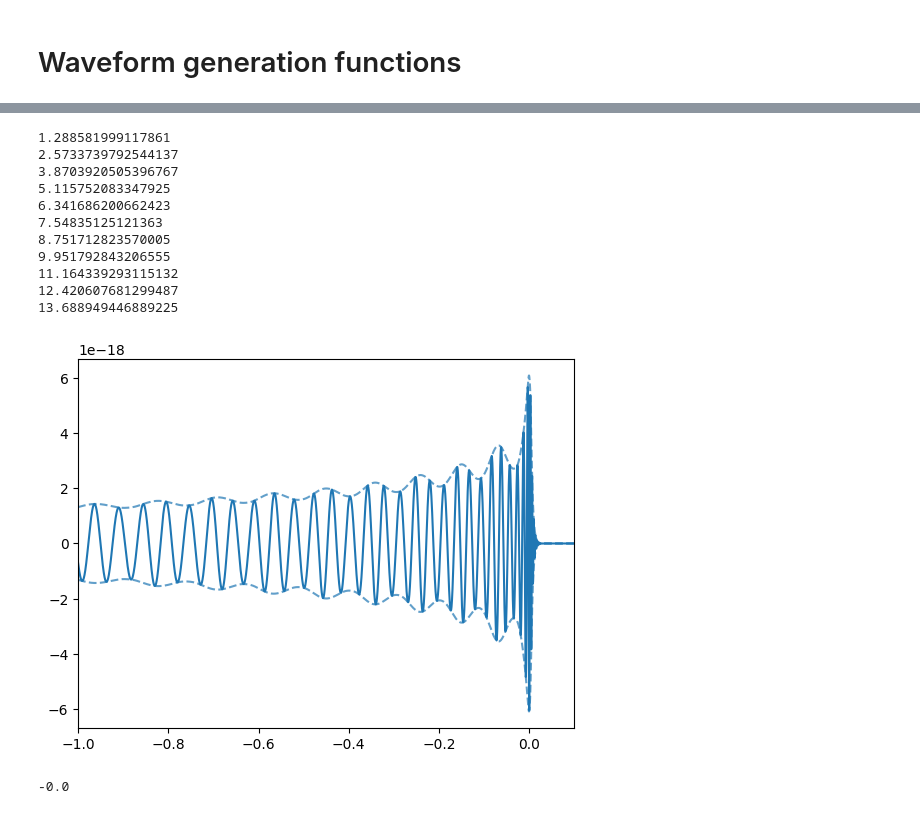
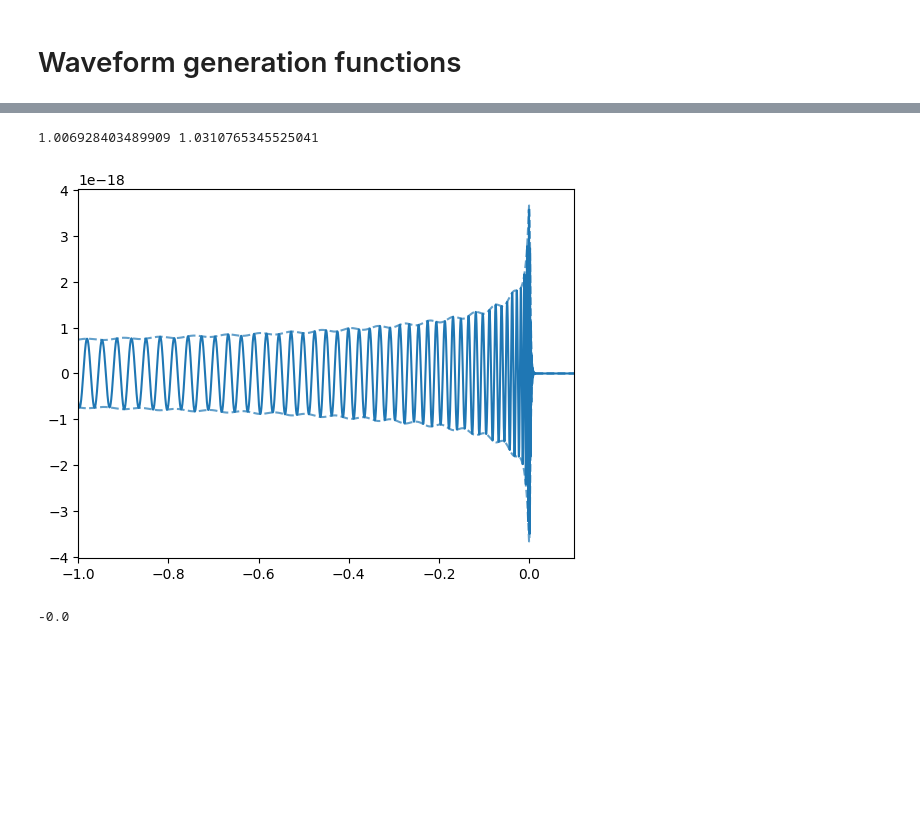
Before and after one commit to BenGPatterson/EccentricBinaries, a Jupyter notebook: notebooks/better_phase_comp_wfs.ipynb, the cells around one changed output, grey strips where cells are left out. Cells and saved outputs as stored; diff of their text form; code cells hidden in the pictures; blank space fills up the shorter version.

Commit message:
now computing s_phi_factor, much more accurate

```diff
--- a/notebooks/better_phase_comp_wfs.ipynb
+++ b/notebooks/better_phase_comp_wfs.ipynb
@@ -298,7 +363,6 @@ def compute_s_factor_test(h, s, phase_info=False):
 
     return s_factor, h_phases_peaks, s_phases_peaks
 
-
 def get_comp_shifts_test(h, M, q, e, chi1, chi2, f_gen, s_rate, tlen, n_ecc_gen):
 
     s_f = shifted_f(f_gen, e, M, q)
@@ -331,14 +395,10 @@ def get_comp_shifts_test(h, M, q, e, chi1, chi2, f_gen, s_rate, tlen, n_ecc_gen)
     s_f_vals = np.linspace(f_gen, max_s_f, n_ecc_gen, endpoint=False)[1:]
     s_e_vals = shifted_e(s_f_vals, f_gen, e)
 
-    # Finds shifted phase values of shifted waveforms
-    h_phase_2pi = h_phases_peaks[0] - h_phases_peaks[1]
-    s_phase_2pi = s_phases_peaks[0] - s_phases_peaks[1]
-    evol_s_factors = (1 + (2*np.arange(1,n_ecc_gen)-1)/(2*n_ecc_gen))*s_factor
-    individual_shifts = (h_phase_2pi + (s_phase_2pi-h_phase_2pi)*evol_s_factors)
-    s_phi_vals = np.cumsum(individual_shifts/n_ecc_gen)
+    # Calculate s_phi_factor
+    s_phi_factor = compute_s_phi_factor_test(s_wf, s_f, f_gen, e, M, q, chi1, chi2)
 
-    return s_f_vals, s_e_vals, s_phi_vals, s_factor
+    return s_f_vals, s_e_vals, s_phi_factor, s_factor
 
 
 def gen_component_wfs_test(M, q, e, chi1, chi2, f_gen, f_low, s_rate, phase,
@@ -360,13 +420,16 @@ def gen_component_wfs_test(M, q, e, chi1, chi2, f_gen, f_low, s_rate, phase,
              taper=False, to_fs=False)
     h = hp - 1j*hc
     h_zero_phase = np.angle(h[0])
-    s_f_vals, s_e_vals, s_phi_vals, s_factor = get_comp_shifts_test(h, M, q, e, chi1, chi2, f_gen, s_rate,
-                                              tlen, n_ecc_gen)
+    s_f_vals, s_e_vals, s_phi_factor, s_factor = get_comp_shifts_test(h, M, q, e, chi1, chi2, f_gen, s_rate,
+                                                  tlen, n_ecc_gen)
+
+
+    print(s_factor, s_phi_factor)
 
     # Taper first waveform
-    h_taper_p = taper_timeseries(h.real(), tapermethod='start')
-    h_taper_c = taper_timeseries(-h.imag(), tapermethod='start')
-    h = h_taper_p - 1j*h_taper_c
+    # h_taper_p = taper_timeseries(h.real(), tapermethod='start')
+    # h_taper_c = taper_timeseries(-h.imag(), tapermethod='start')
+    # h = h_taper_p - 1j*h_taper_c
 
     # Calculates psd if not inputted
     if psd is None:
@@ -396,61 +459,44 @@ def gen_component_wfs_test(M, q, e, chi1, chi2, f_gen, f_low, s_rate, phase,
 
         # Trim waveform to same size as first (shortest)
         wf_trim_interpolate = interp1d(h.sample_times, h, bounds_error=False,
                                        fill_value=0)
         wf_trim_strain = wf_trim_interpolate(h_ts)
         h = TimeSeries(wf_trim_strain, h_dt,
                        epoch=comp_starts[0])
 
         # Correct phase and taper for each psd
         for key in psd_dict.keys():
 
             # Evolution phase shift method
-            ft_interp = interp1d([comp_starts[0], comp_starts[i+1]],
-                                 [f_gen, s_f_vals[i]], kind='linear')
-            ts = np.linspace(comp_wfs[key][0].sample_times[0], comp_starts[i+1], 10**6)
-            fs = ft_interp(ts)
-            es = shifted_e(fs, f_gen, e)
-            P_0 = 2/f_gen
-            dP_dts = dP_dt(fs, es, M, q, chi1, chi2, method='simple')
-            cum_P = integrate.cumulative_trapezoid(dP_dts, ts, initial=0)
-            delta_phi = -4*np.pi*integrate.trapezoid(1/(cum_P+P_0), ts)*s_factor
-            h_psd = h*np.exp(1j*delta_phi)
-            print(delta_phi)
+            delta_phi = calc_delta_phi([comp_starts[0], comp_starts[i+1]],
+                                       [f_gen, s_f_vals[i]],
+                                       f_gen, e, M , q, chi1, chi2)
+            h_psd = h*np.exp(1j*delta_phi*s_phi_factor)
 
             # h_psd = h*np.exp(1j*s_phi_vals[i])
 
-            # Re-taper waveform after trimming
-            h_taper_p = taper_timeseries(h_psd.real(), tapermethod='start')
-            h_taper_c = taper_timeseries(-h_psd.imag(), tapermethod='start')
-            h_psd = h_taper_p - 1j*h_taper_c
+            # # Re-taper waveform after trimming
+            # h_taper_p = taper_timeseries(h_psd.real(), tapermethod='start')
+            # h_taper_c = taper_timeseries(-h_psd.imag(), tapermethod='start')
+            # h_psd = h_taper_p - 1j*h_taper_c
 
             comp_wfs[key].append(h_psd)
 
     return comp_wfs, psd_dict
 
-comp_wfs =  gen_component_wfs_test(60, 2, 0.4, 0, 0, 10, 10, 4096, 0,
+comp_wfs =  gen_component_wfs_test(30, 2, 0.4, 0, 0, 10, 10, 4096, 0,
                                    0, 1, 32, 12, psd=None)[0]['psd']
 h0 = comp_wfs[0].copy()
 for i in range(1, len(comp_wfs)):
     h0 += comp_wfs[i]
 plt.plot(h0.sample_times, h0, c='C0')
 plt.plot(h0.sample_times, np.abs(h0), c='C0', alpha=0.7, ls='dashed')
 plt.plot(h0.sample_times, -np.abs(h0), c='C0', alpha=0.7, ls='dashed')
 plt.xlim(-1, 0.1)
 plt.show()
 # %% [output]
-1.288581999117861
-2.5733739792544137
-3.8703920505396767
-5.115752083347925
-6.341686200662423
-7.54835125121363
-8.751712823570005
-9.951792843206555
-11.164339293115132
-12.420607681299487
-13.688949446889225
+1.006928403489909 1.0310765345525041
-[figure, old version]
+[figure, new version]
 # %%
 ## TESTING - ONLY WORKS IF DISABLING PHASE CORRECTION, TRIMMING, AND TAPERING ABOVE
 first_wf = comp_wfs[0]
```
Also changed, not shown: parts of 7 cells of this notebook.
